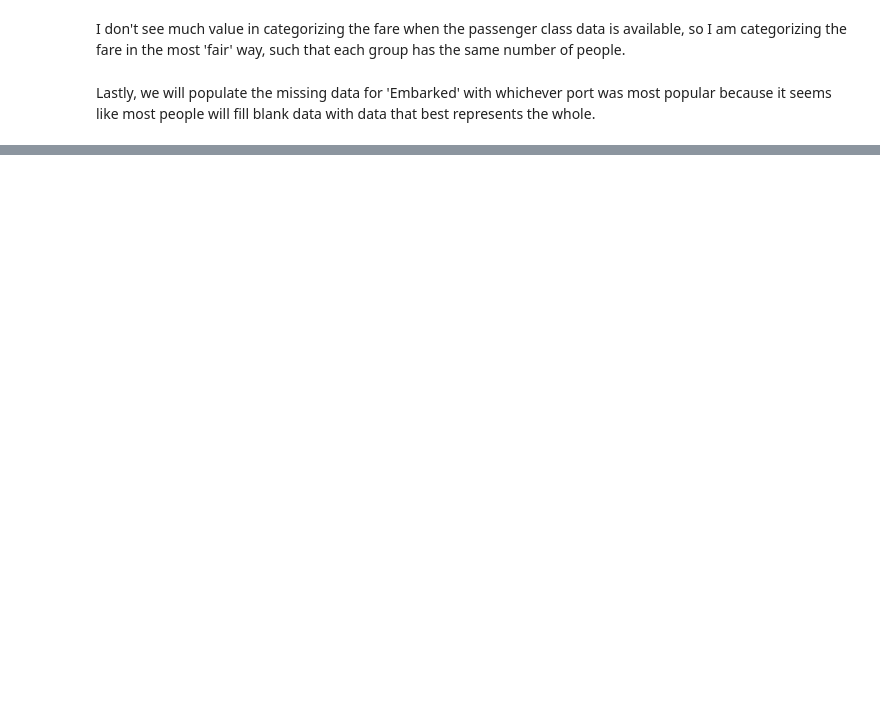
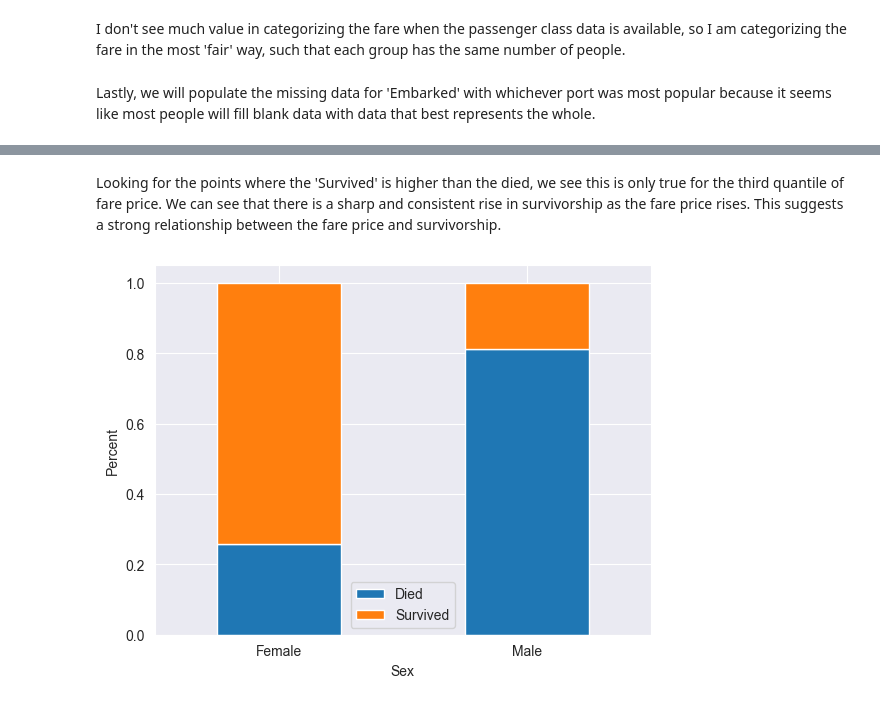
Before and after one commit to ProbatusVir/Data_Visualization_And_Modeling, a Jupyter notebook: Lab/2.3 Visualizing Relationships Between Categorical Features Lab.ipynb, the cells around one changed output, grey strips where cells are left out. Drawn from its saved outputs; the diff is of its cells as text; code cells hidden in the pictures; blank space fills up the shorter version.

```diff
--- a/Lab/2.3 Visualizing Relationships Between Categorical Features Lab.ipynb
+++ b/Lab/2.3 Visualizing Relationships Between Categorical Features Lab.ipynb
@@ -84,0 +67,13 @@ plt.show();
+# %% [markdown]
+Looking for the points where the 'Survived' is higher than the died, we see this is only true for the third quantile of fare price. We can see that there is a sharp and consistent rise in survivorship as the fare price rises. This suggests a strong relationship between the fare price and survivorship.
+# %%
+sex_survived_ct = pd.crosstab(df['Sex'], df['Survived'], normalize='index')
+sex_survived_ct.plot(kind='bar', stacked=True)
+plt.ylabel('Percent')
+plt.xticks([0, 1], ['Female', 'Male'], rotation=0)
+plt.legend(['Died', 'Survived']) # I have no clue what's going on here... I directly copied and pasted from my cell above and that didn't fix it...
+plt.title='Survivorship on the Titanic Based on Sex'
+
+plt.show();
+# %% [output]
+[figure, added]
```
Also changed, not shown: parts of 23 cells of this notebook, 2 other files.
